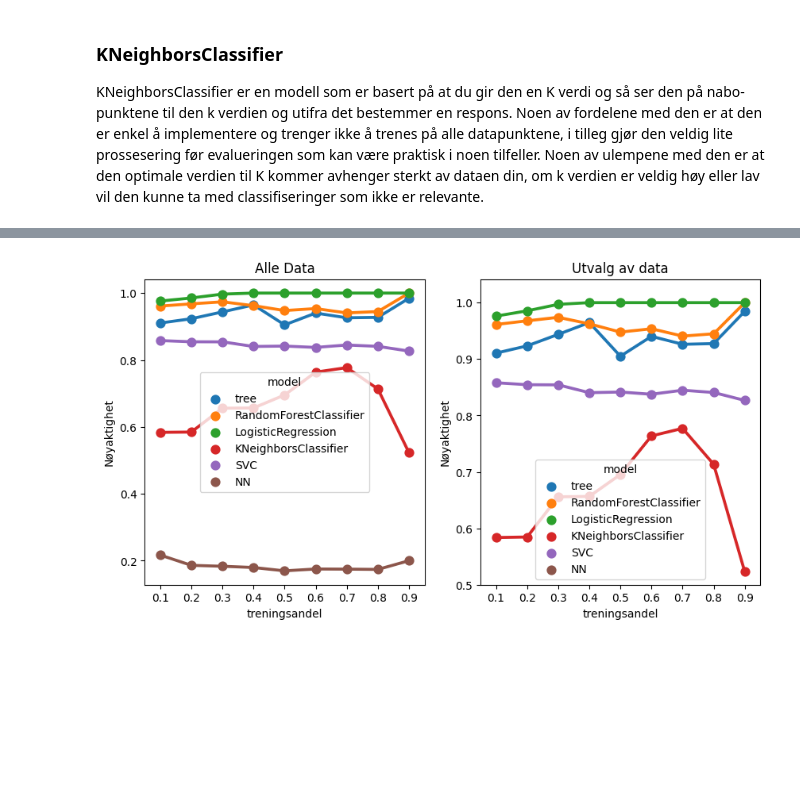
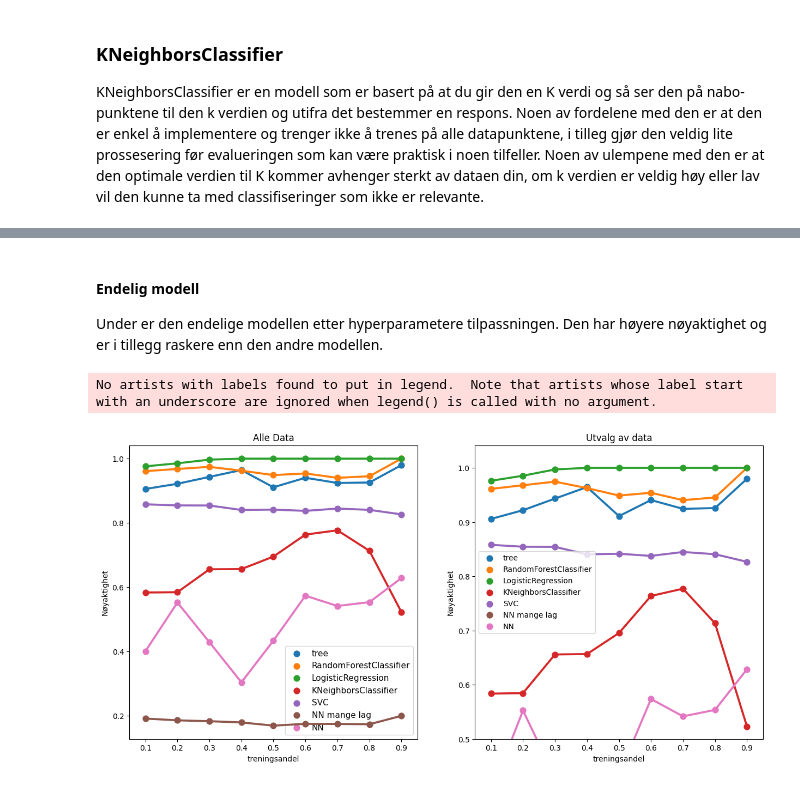
Before and after one commit to EliasTors/ModelleringII, a Jupyter notebook: modelleringII.ipynb, the cells around one changed output, grey strips where cells are left out. Drawn from its saved outputs; the diff is of its cells as text; code cells hidden in the pictures; blank space fills up the shorter version.

```diff
--- a/modelleringII.ipynb
+++ b/modelleringII.ipynb
@@ -253,5 +256,5 @@ Is there anything else you would like to know?
 # %%
-# Nevral Nett
+# Nevral Nett flere lag
 
 pingvindata = pd.read_csv("C:\\Users\\elias\\Documents\\GitHub_loc\\ModelleringII\\penguings.txt", delimiter = ",")
 
@@ -259,7 +262,7 @@ pingvindata['species'] = pingvindata['species'].map(map_string_to_number)
 pingvindata['sex'] = pingvindata['sex'].map(map_string_to_number)
 
 model = tf.keras.Sequential()
-model.add(layers.Dense(10, activation="sigmoid", input_shape=(4,)))
+
 model.add(layers.Dense(1, activation="linear"))
 
 total_iterations = 9 * 10
@@ -276,6 +279,14 @@ with tqdm(total=total_iterations, desc="Training") as pbar:
 
         # Runs the model 10 times and takes the average score for the same training size to try to eliminate outliers
         for j in range(test_amoun_nn):
+            model = tf.keras.Sequential()
+            model.add(layers.Dense(10, activation="sigmoid", input_shape=(4,)))
+            model.add(layers.Dense(10, activation="sigmoid"))
+            model.add(layers.Dense(10, activation="sigmoid"))
+
+            model.add(layers.Dense(1, activation="linear"))
+
+
             model.compile(optimizer=tf.keras.optimizers.Adam(0.1),
                 loss='mean_squared_error',
                 metrics=['accuracy'])
@@ -297,5 +308,8 @@ with tqdm(total=total_iterations, desc="Training") as pbar:
 
         # Takes the average of 10 runs and adds it to the data frame for eval
         accuracy_avrg = sum(accuracy_list) / len(accuracy_list)
-        data = pd.DataFrame({'model':['NN'], 'treningsandel': [trainingsize_eval], 'accuracy': [accuracy_avrg]})
+        data = pd.DataFrame({'model':['NN mange lag'], 'treningsandel': [trainingsize_eval], 'accuracy': [accuracy_avrg]})
         model_eval = pd.concat([model_eval, data], ignore_index=True)
+# %% [markdown]
+#### Endelig modell
+Under er den endelige modellen etter hyperparametere tilpassningen. Den har høyere nøyaktighet og er i tillegg raskere enn den andre modellen.
@@ -302,20 +368,26 @@ with tqdm(total=total_iterations, desc="Training") as pbar:
 # %%
 # Modell evaluering
 model_eval_plot = model_eval.copy()
-fig, (ax1, ax2) = plt.subplots(1, 2, figsize=(10, 5))
+fig, (ax1, ax2) = plt.subplots(1, 2, figsize=(15, 7))
 
 # Makes a plot with all the data
 sns.pointplot(data=model_eval_plot, x='treningsandel', y='accuracy', hue='model', ax=ax1)
 ax1.set_title('Alle Data')
 ax1.set_ylabel('Nøyaktighet')
+plt.legend(fontsize=8)
 
 # Makes plot with exerpt of data
 sns.pointplot(data=model_eval_plot, x='treningsandel', y='accuracy', hue='model', ax=ax2)
 ax2.set_title("Utvalg av data")
 ax2.set_ylabel('Nøyaktighet')
 ax2.set_ylim(0.5)
 
+ax2.legend(fontsize=10)
+ax1.legend(fontsize=11)
+
+
 # Show the plot
 plt.show()
 # %% [output]
+No artists with labels found to put in legend.  Note that artists whose label start with an underscore are ignored when legend() is called with no argument.
-[figure, old version]
+[figure, new version]
```
Also changed, not shown: parts of 15 cells of this notebook.
